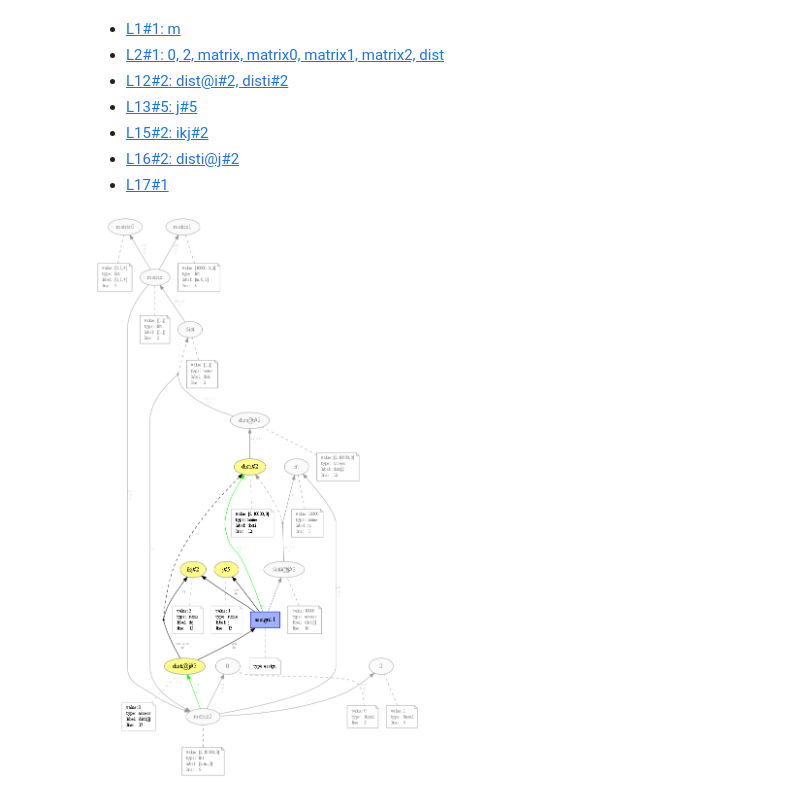
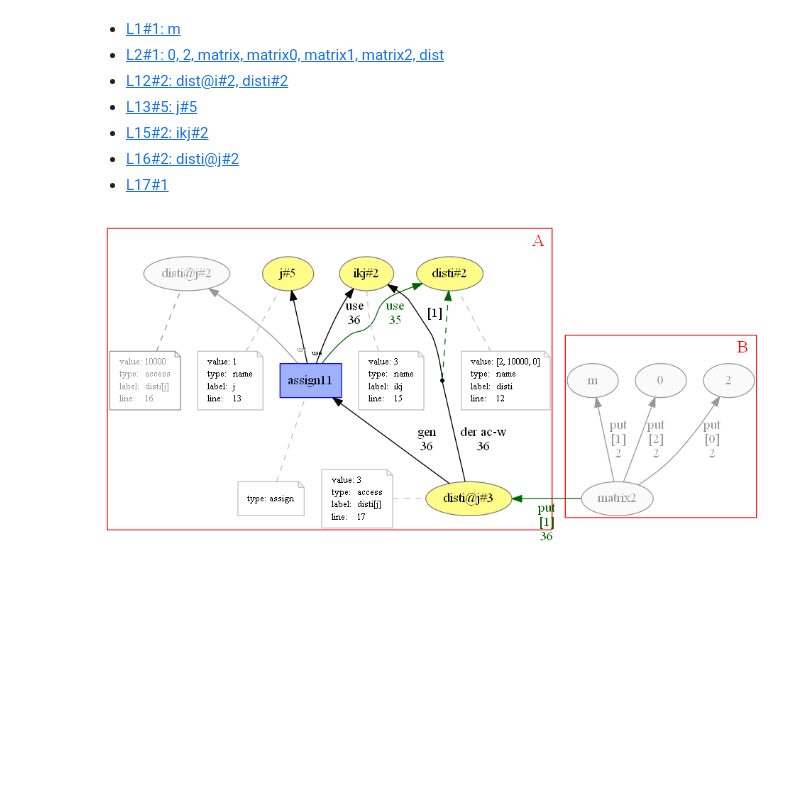
Before and after one commit to dew-uff/versioned-prov, a Jupyter notebook: notebooks/[Versioned-PROV] Paper.ipynb, the cells around one changed output. Drawn from its saved outputs; the diff is of its cells as text; code cells hidden in the pictures; blank space fills up the shorter version.

Commit message:
Graphs with clusters

```diff
--- a/notebooks/[Versioned-PROV] Paper.ipynb
+++ b/notebooks/[Versioned-PROV] Paper.ipynb
@@ -175,53 +306,95 @@ wasDerivedFrom(result#2, ikj#2, assign11, g42, u42, [dot:specific="true"])
 - [L16#2: disti@j#2](../generated/versioned_prov/temp/L16__access_2.provn)
 - [L17#1](../generated/versioned_prov/temp/L17__part_assign_with_propagation.provn)
 # %%
-%%provn -o $BASE/versioned_prov -e png svg pdf provn -s specific
+%%provn -o $BASE/versioned_prov -e png svg pdf provn -s paper
+newrank=true;
+splines = "spline"
+
+subgraph cluster_0 {
+    labeljust="r"
+    labelloc="b"
+    margin="2"
+    color = "red"
+    fontcolor = "red"
+    fontsize = "18"
+    label = "A";
+    "g/disti@j#3"; "g/disti@j#3-attrs"
+    "g/assign11"; "g/assign11-attrs"
+    "g/ikj#2"; "g/ikj#2-attrs"
+    "g/j#5"; "g/j#5-attrs"
+    "g/disti@j#2"; "g/disti@j#2-attrs"
+    "g/disti#2"; "g/disti#2-attrs"
+    "bn0"
+
+//    {rank=same "g/disti@j#3" "g/disti@j#3-attrs"}
+    {rank=same "g/disti#2" "g/ikj#2"}
+}
+subgraph cluster_1 {
+    ranksep = "0.1"
+    labeljust="r"
+    labelloc="b"
+    margin="2"
+    color = "red"
+    fontcolor = "red"
+    fontsize = "18"
+    label = "B";
+    "g/matrix2"
+    "g/m"
+    "g/0"
+    "g/2"
+}
+##H##
+document
+default <g>
 // L1#1
 entity(m, [value="10000",type="script:name",label="m",script:line="1",dot:hide2="true"])
 
 // L2#1
 entity(0, [value="0",type="script:literal",script:line="3",dot:hide2="true"])
 entity(2, [value="2",type="script:literal",script:line="4",dot:hide2="true"])
-entity(matrix, [value="[[...]]",type="script:list",label="[[...]]",script:line="2",dot:hide2="true"])
-entity(matrix0, [value="[0, 1, 4]",type="script:list",label="[0, 1, 4]",script:line="3",dot:hide2="true"])
-hadMember(matrix, matrix0, [type="version:Put",version:key="0",version:checkpoint="2",dot:hide2="true"])
-entity(matrix1, [value="[10000, 0, 2]",type="script:list",label="[m, 0, 2]",script:line="4",dot:hide2="true"])
-hadMember(matrix, matrix1, [type="version:Put",version:key="1",version:checkpoint="2",dot:hide2="true"])
+//entity(matrix, [value="[[...]]",type="script:list",label="[[...]]",script:line="2",dot:hide2="true"])
+//entity(matrix0, [value="[0, 1, 4]",type="script:list",label="[0, 1, 4]",script:line="3",dot:hide2="true"])
+//hadMember(matrix, matrix0, [type="version:Put",version:key="0",version:checkpoint="2",dot:hide2="true"])
+//entity(matrix1, [value="[10000, 0, 2]",type="script:list",label="[m, 0, 2]",script:line="4",dot:hide2="true"])
+//hadMember(matrix, matrix1, [type="version:Put",version:key="1",version:checkpoint="2",dot:hide2="true"])
 entity(matrix2, [value="[2, 10000, 0]",type="script:list",label="[2, m, 0]",script:line="5",dot:hide2="true"])
 hadMember(matrix2, 2, [type="version:Put",version:key="0",version:checkpoint="2",dot:hide2="true"])
 hadMember(matrix2, m, [type="version:Put",version:key="1",version:checkpoint="2",dot:hide2="true"])
 hadMember(matrix2, 0, [type="version:Put",version:key="2",version:checkpoint="2",dot:hide2="true"])
-hadMember(matrix, matrix2, [type="version:Put",version:key="2",version:checkpoint="2",dot:hide2="true"])
+//hadMember(matrix, matrix2, [type="version:Put",version:key="2",version:checkpoint="2",dot:hide2="true"])
 
-entity(dist, [value="[[...]]",type="script:name",label="dist",script:line="2",dot:hide2="true"])
-wasDerivedFrom(dist, matrix, -, -, -, [type="version:Reference",version:checkpoint="3",dot:hide2="true"])
+//entity(dist, [value="[[...]]",type="script:name",label="dist",script:line="2",dot:hide2="true"])
+//wasDerivedFrom(dist, matrix, -, -, -, [type="version:Reference",version:checkpoint="3",dot:hide2="true"])
 
 // L12#2
-entity(dist@i#2, [value="[2, 10000, 0]",type="script:access",label="dist[i]",script:line="12",dot:hide2="true"])
-wasDerivedFrom(dist@i#2, matrix2, -, -, -, [type="version:Reference",version:checkpoint="26",version:collection="dist",version:key="2",version:access="r",dot:hide2="true"])
+//entity(dist@i#2, [value="[2, 10000, 0]",type="script:access",label="dist[i]",script:line="12",dot:hide2="true"])
+//wasDerivedFrom(dist@i#2, matrix2, -, -, -, [type="version:Reference",version:checkpoint="26",version:collection="dist",version:key="2",version:access="r",dot:hide2="true"])
 entity(disti#2, [value="[2, 10000, 0]",type="script:name",label="disti",script:line="12"])
-wasDerivedFrom(disti#2, dist@i#2, -, -, -, [type="version:Reference",version:checkpoint="27",dot:hide2="true"])
+//wasDerivedFrom(disti#2, dist@i#2, -, -, -, [type="version:Reference",version:checkpoint="27",dot:hide2="true"])
 
 // L13#2
 entity(j#5, [value="1",type="script:name",label="j",script:line="13"])
 
 // L15#2
 entity(ikj#2, [value="3",type="script:name",label="ikj",script:line="15"])
 
 // L16#2
-entity(disti@j#2, [value="10000",type="script:access",label="disti[j]",script:line="16",dot:hide2="true"])
-wasDerivedFrom(disti@j#2, m, -, -, -, [type="version:Reference",version:checkpoint="34",version:collection="disti#2",version:key="0",version:access="r",dot:hide2="true"])
+entity(disti@j#2, [value="10000",type="script:access",label="disti[j]",script:line="16",dot:hide2="~attr"])
+// wasDerivedFrom(disti@j#2, m, -, -, -, [type="version:Reference",version:checkpoint="34",version:collection="disti#2",version:key="0",version:access="r",dot:hide2="true"])
 
 
 // L17#1
+
+hadMember(matrix2, disti@j#3, [type="version:Put",version:key="1",version:checkpoint="36",dot:specific="true"])
+used(assign11, disti#2, -, [version:checkpoint="35",dot:specific="true"])
+
 entity(disti@j#3, [value="3",type="script:access",label="disti[j]",script:line="17"])
 activity(assign11, [type="script:assign"])
 wasDerivedFrom(disti@j#3, ikj#2, assign11, g31, u33, [type="version:Reference",version:checkpoint="36",version:collection="disti#2",version:key="1",version:access="w"])
 used(assign11, j#5, -)
 used(assign11, disti@j#2, -,[dot:hide2="true"])
-
-hadMember(matrix2, disti@j#3, [type="version:Put",version:key="1",version:checkpoint="36",dot:specific="true"])
-used(assign11, disti#2, -, [version:checkpoint="35",dot:specific="true"])
+endDocument
 ##F##
+{rank=same "g/matrix2" "g/disti@j#3" "g/disti@j#3-attrs"}
 # %% [output]
-[figure, old version]
+[figure, new version]
```
Also changed, not shown: parts of 4 cells of this notebook, 19 other files.
